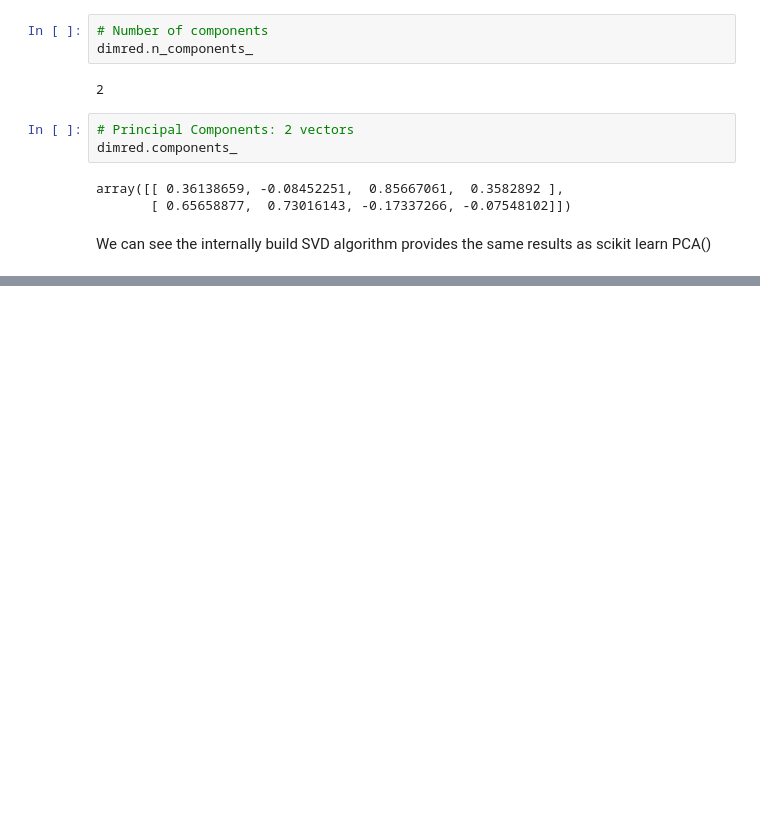
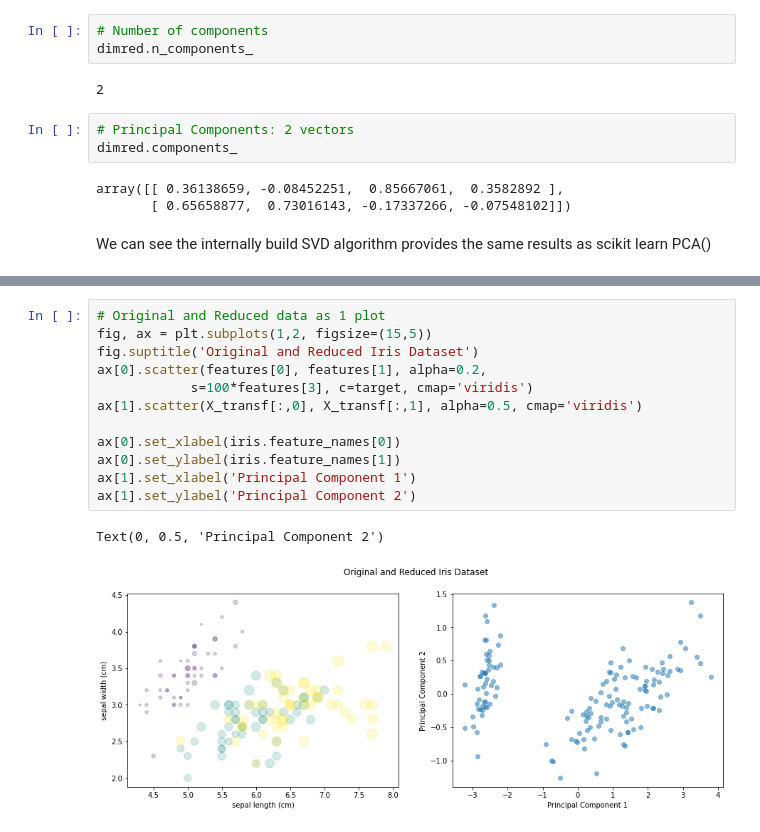
Before and after one commit to FabG/dimred, a Jupyter notebook: dimred/dimred_demo.ipynb, the cells around one changed output, grey strips where cells are left out. Cells and saved outputs as stored; diff of their text form; blank space fills up the shorter version.

```diff
--- a/dimred/dimred_demo.ipynb
+++ b/dimred/dimred_demo.ipynb
@@ -88,0 +124,15 @@ We can see the internally build SVD algorithm provides the same results as sciki
+# %%
+# Original and Reduced data as 1 plot
+fig, ax = plt.subplots(1,2, figsize=(15,5))
+fig.suptitle('Original and Reduced Iris Dataset')
+ax[0].scatter(features[0], features[1], alpha=0.2,
+            s=100*features[3], c=target, cmap='viridis')
+ax[1].scatter(X_transf[:,0], X_transf[:,1], alpha=0.5, cmap='viridis')
+
+ax[0].set_xlabel(iris.feature_names[0])
+ax[0].set_ylabel(iris.feature_names[1])
+ax[1].set_xlabel('Principal Component 1')
+ax[1].set_ylabel('Principal Component 2')
+# %% [output]
+Text(0, 0.5, 'Principal Component 2')
+[figure, added]
```
Also changed, not shown: parts of 5 cells of this notebook, 1 other file.
